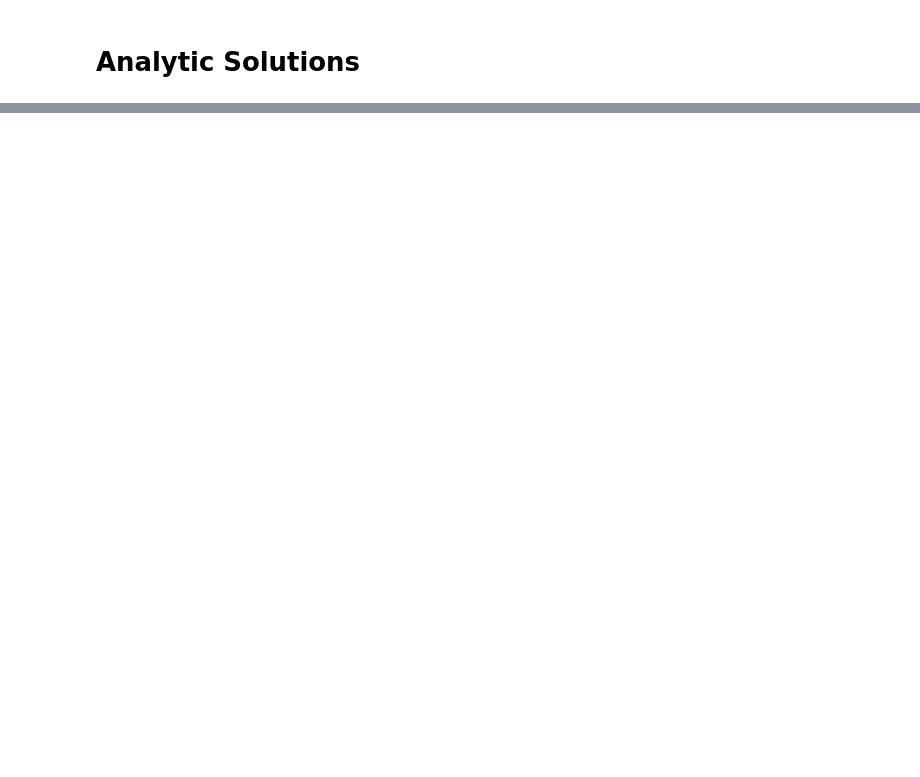
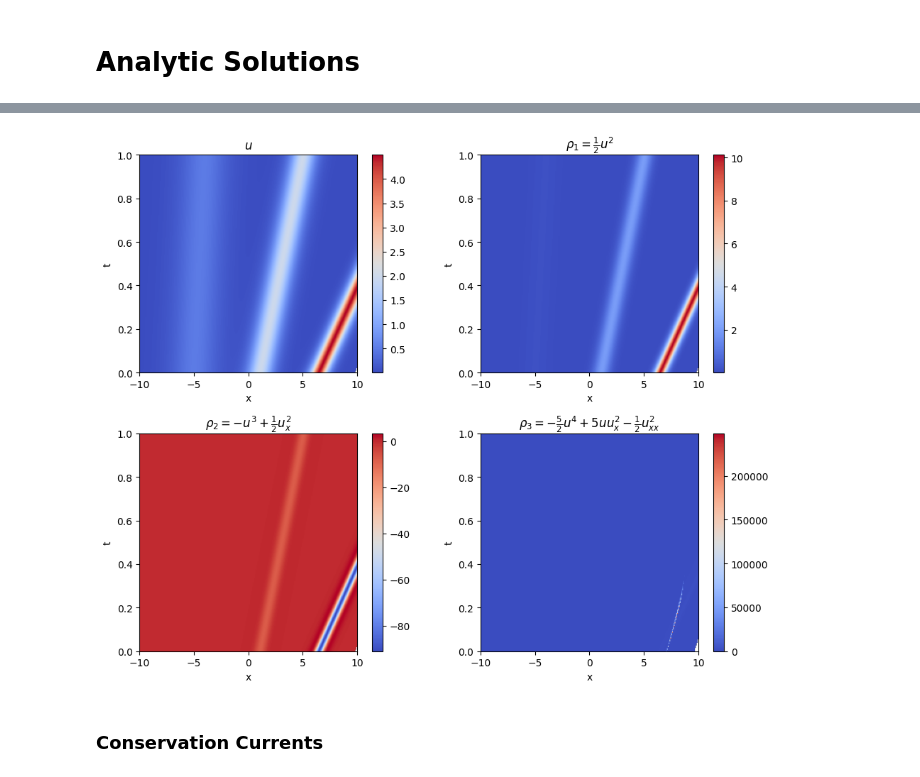
Before and after one commit to angerami/kdv-pinn, a Jupyter notebook: analytic_solutions.ipynb, the cells around one changed output, grey strips where cells are left out. Saved outputs shown, nothing was run; the diff lists cells and outputs as text; code cells hidden in the pictures; blank space fills up the shorter version.

```diff
--- a/analytic_solutions.ipynb
+++ b/analytic_solutions.ipynb
@@ -21,5 +77,7 @@ plot_field_visualization(results, kdv_config, 'deriv')
 # %%
-plot_field_visualization(results, kdv_config, 'iom')
+plot_field_visualization(results, config, 'iom')
+# %% [output]
+[figure, added]
 # %% [markdown]
-###
+### Conservation Currents
 # %%
```
Also changed, not shown: parts of 10 cells of this notebook, 11 other files.
